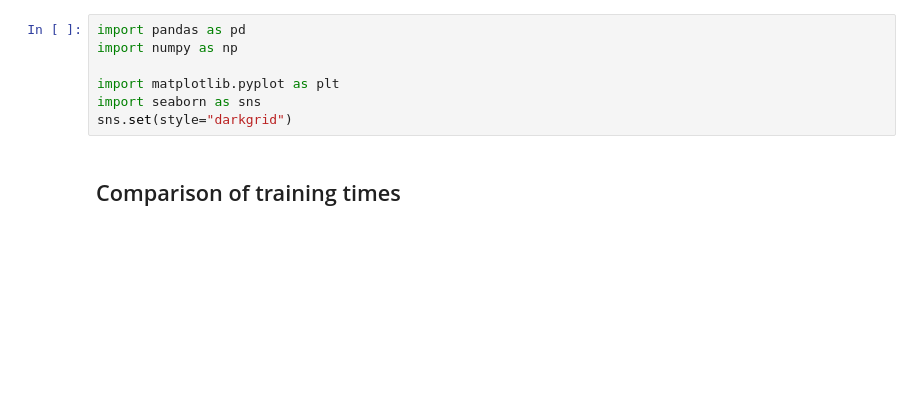
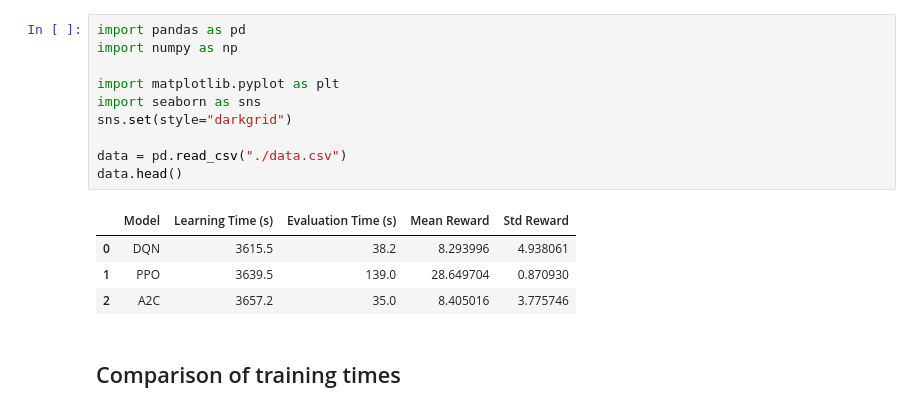
Before and after one commit to Harmxn02/RL-Project-highway, a Jupyter notebook: presentation/model_comparison.ipynb, the cells around one changed output. Drawn from its saved outputs; the diff is of its cells as text; blank space fills up the shorter version.

```diff
--- a/presentation/model_comparison.ipynb
+++ b/presentation/model_comparison.ipynb
@@ -1,10 +1,18 @@
 # %%
 import pandas as pd
 import numpy as np
 
 import matplotlib.pyplot as plt
 import seaborn as sns
 sns.set(style="darkgrid")
+
+data = pd.read_csv("./data.csv")
+data.head()
+# %% [output]
+|  | Model | Learning Time (s) | Evaluation Time (s) | Mean Reward | Std Reward |
+| 0 | DQN | 3615.5 | 38.2 | 8.293996 | 4.938061 |
+| 1 | PPO | 3639.5 | 139.0 | 28.649704 | 0.870930 |
+| 2 | A2C | 3657.2 | 35.0 | 8.405016 | 3.775746 |
 # %% [markdown]
 ## Comparison of training times
 # %%
```
Also changed, not shown: parts of 9 cells of this notebook, 1 other file.
